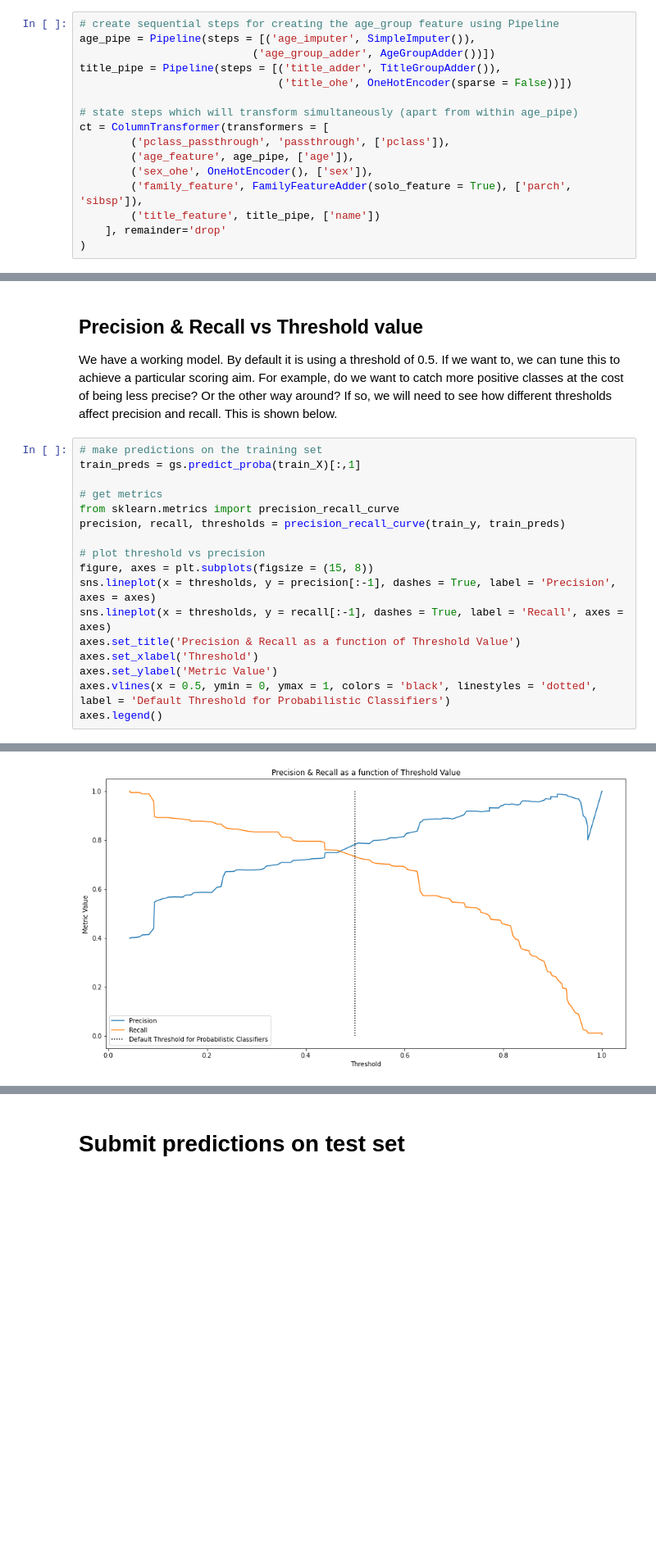
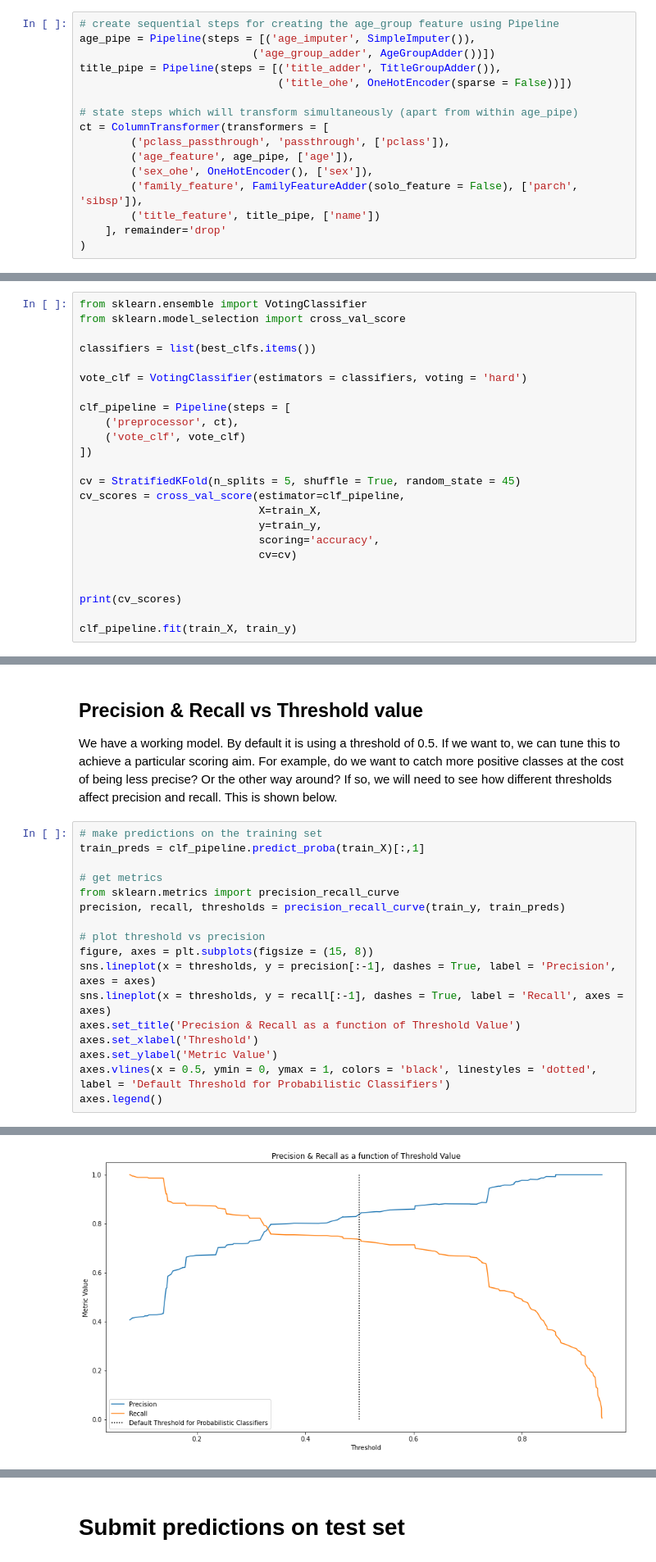
Before and after one commit to danielsuarez-mash/titanic_project, a Jupyter notebook: titanic.ipynb, the cells around one changed output, grey strips where cells are left out. Shown at 82% size. Drawn from its saved outputs; the diff is of its cells as text; blank space fills up the shorter version.

Commit message:
Add voting classifier with multiple algorithms in notebook

```diff
--- a/titanic.ipynb
+++ b/titanic.ipynb
@@ -722,7 +722,7 @@ ct = ColumnTransformer(transformers = [
         ('pclass_passthrough', 'passthrough', ['pclass']),
         ('age_feature', age_pipe, ['age']),
         ('sex_ohe', OneHotEncoder(), ['sex']),
-        ('family_feature', FamilyFeatureAdder(solo_feature = True), ['parch', 'sibsp']),
+        ('family_feature', FamilyFeatureAdder(solo_feature = False), ['parch', 'sibsp']),
         ('title_feature', title_pipe, ['name'])
     ], remainder='drop'
 )
@@ -801,0 +920,24 @@ Best parameters are: {'classifier': LogisticRegression(C=0.1, max_iter=50, penal
+# %%
+from sklearn.ensemble import VotingClassifier
+from sklearn.model_selection import cross_val_score
+
+classifiers = list(best_clfs.items())
+
+vote_clf = VotingClassifier(estimators = classifiers, voting = 'hard')
+
+clf_pipeline = Pipeline(steps = [
+    ('preprocessor', ct),
+    ('vote_clf', vote_clf)
+])
+
+cv = StratifiedKFold(n_splits = 5, shuffle = True, random_state = 45)
+cv_scores = cross_val_score(estimator=clf_pipeline,
+                            X=train_X,
+                            y=train_y,
+                            scoring='accuracy',
+                            cv=cv)
+
+
+print(cv_scores)
+
+clf_pipeline.fit(train_X, train_y)
@@ -818,24 +979,24 @@ True labels for first 20 passengers are: [0 1 1 1 0 0 0 0 1 1 1 1 0 0 0 1 0 1 0
 We have a working model. By default it is using a threshold of 0.5. If we want to, we can tune this to achieve a particular scoring aim. For example, do we want to catch more positive classes at the cost of being less precise? Or the other way around? If so, we will need to see how different thresholds affect precision and recall. This is shown below.
 # %%
 # make predictions on the training set
-train_preds = gs.predict_proba(train_X)[:,1]
+train_preds = clf_pipeline.predict_proba(train_X)[:,1]
 
 # get metrics
 from sklearn.metrics import precision_recall_curve
 precision, recall, thresholds = precision_recall_curve(train_y, train_preds)
 
 # plot threshold vs precision
 figure, axes = plt.subplots(figsize = (15, 8))
 sns.lineplot(x = thresholds, y = precision[:-1], dashes = True, label = 'Precision', axes = axes)
 sns.lineplot(x = thresholds, y = recall[:-1], dashes = True, label = 'Recall', axes = axes)
 axes.set_title('Precision & Recall as a function of Threshold Value')
 axes.set_xlabel('Threshold')
 axes.set_ylabel('Metric Value')
 axes.vlines(x = 0.5, ymin = 0, ymax = 1, colors = 'black', linestyles = 'dotted', label = 'Default Threshold for Probabilistic Classifiers')
 axes.legend()
 # %% [output]
 <matplotlib.legend.Legend at 0x...>
-[figure, old version]
+[figure, new version]
 # %% [markdown]
 ## ROC curve
 
```
Also changed, not shown: parts of 24 cells of this notebook, 5 other files.
